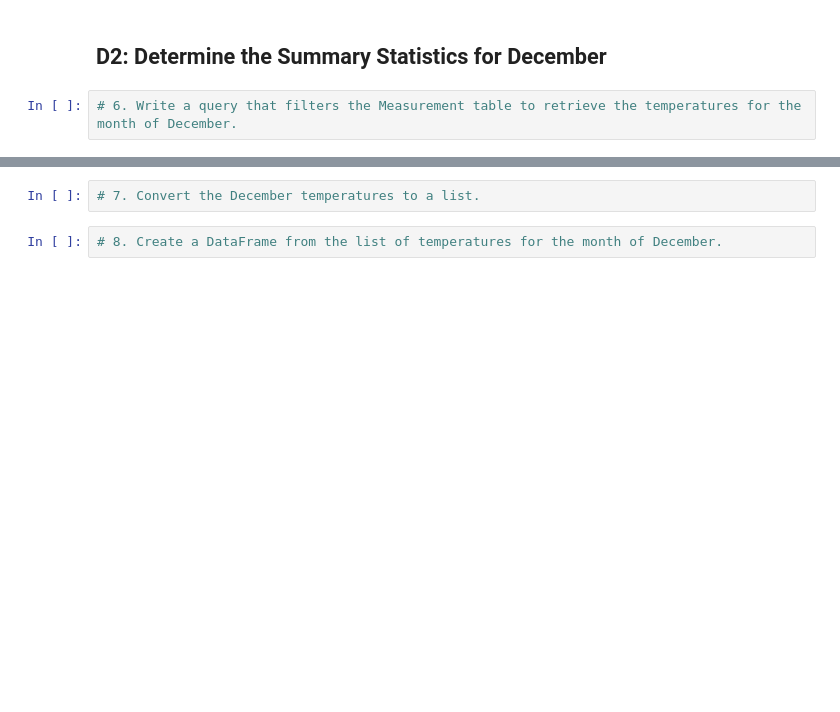
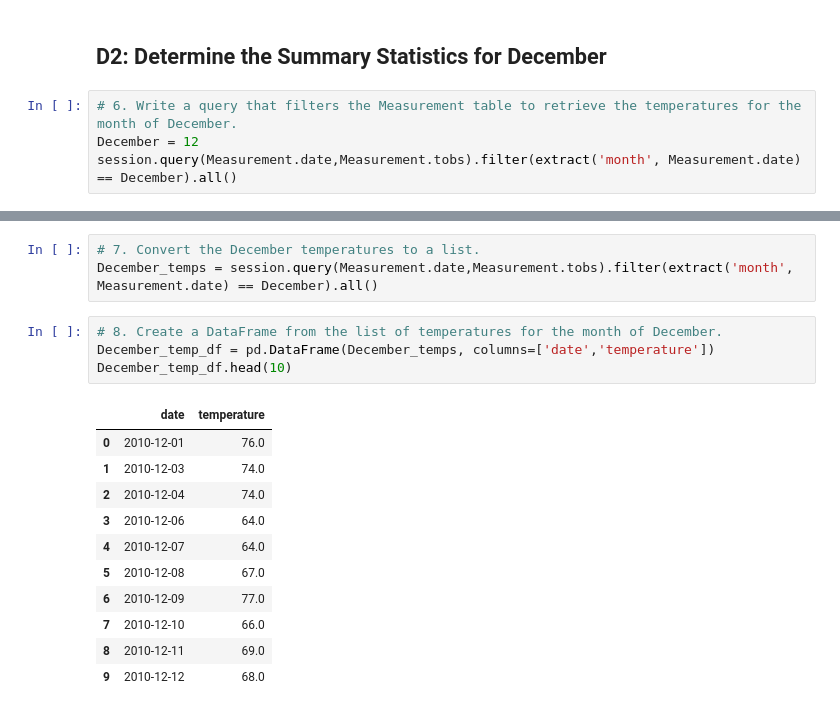
Before and after one commit to margomerritt/surfs_up, a Jupyter notebook: SurfsUp_Challenge.ipynb, the cells around one changed output, grey strips where cells are left out. Cells and saved outputs as stored; diff of their text form; blank space fills up the shorter version.

```diff
--- a/SurfsUp_Challenge.ipynb
+++ b/SurfsUp_Challenge.ipynb
@@ -88,3 +88,5 @@ June_temp_df.describe()
 ## D2: Determine the Summary Statistics for December
 # %%
 # 6. Write a query that filters the Measurement table to retrieve the temperatures for the month of December.
+December = 12
+session.query(Measurement.date,Measurement.tobs).filter(extract('month', Measurement.date) == December).all()
@@ -91,6 +111,21 @@ June_temp_df.describe()
 # %%
 # 7. Convert the December temperatures to a list.
+December_temps = session.query(Measurement.date,Measurement.tobs).filter(extract('month', Measurement.date) == December).all()
 # %%
 # 8. Create a DataFrame from the list of temperatures for the month of December.
+December_temp_df = pd.DataFrame(December_temps, columns=['date','temperature'])
+December_temp_df.head(10)
+# %% [output]
+|  | date | temperature |
+| 0 | 2010-12-01 | 76.0 |
+| 1 | 2010-12-03 | 74.0 |
+| 2 | 2010-12-04 | 74.0 |
+| 3 | 2010-12-06 | 64.0 |
+| 4 | 2010-12-07 | 64.0 |
+| 5 | 2010-12-08 | 67.0 |
+| 6 | 2010-12-09 | 77.0 |
+| 7 | 2010-12-10 | 66.0 |
+| 8 | 2010-12-11 | 69.0 |
+| 9 | 2010-12-12 | 68.0 |
 # %%
 # 9. Calculate and print out the summary statistics for the Decemeber temperature DataFrame.
```
Also changed, not shown: parts of 3 cells of this notebook.
